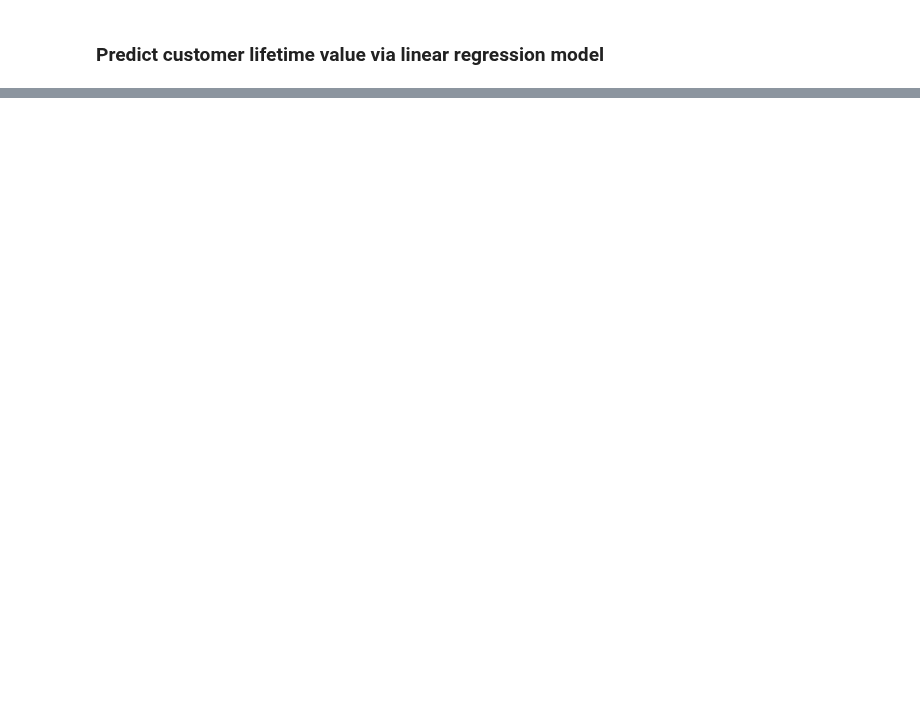
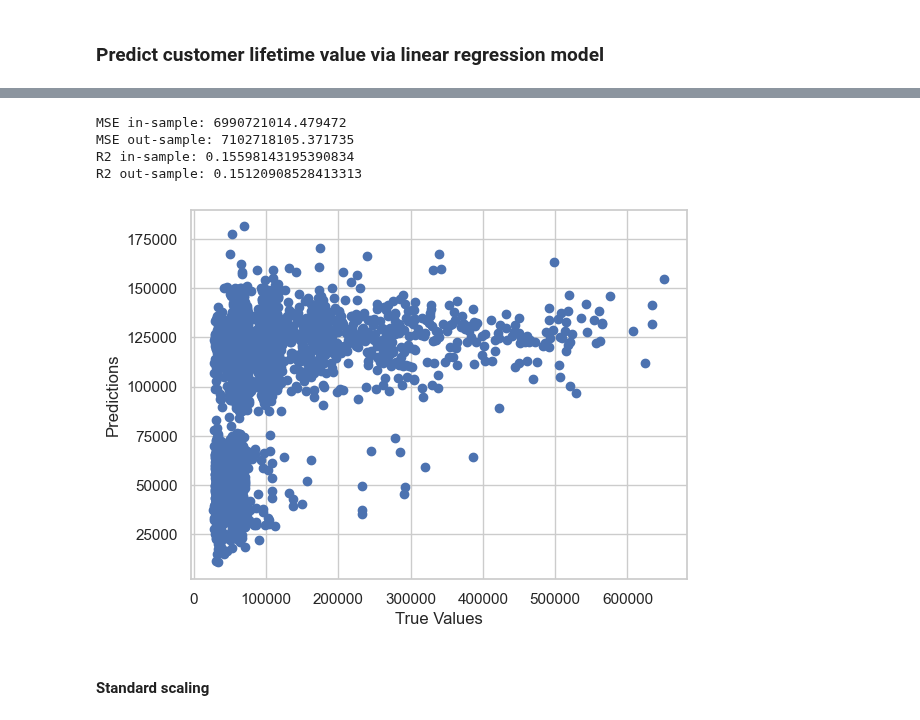
Before and after one commit to bkty1122/bkty1122, a Jupyter notebook: master-school-project/COM6101-Ass-1/Q3_p233340.ipynb, the cells around one changed output, grey strips where cells are left out. Cells and saved outputs as stored; diff of their text form; code cells hidden in the pictures; blank space fills up the shorter version.

```diff
--- a/master-school-project/COM6101-Ass-1/Q3_p233340.ipynb
+++ b/master-school-project/COM6101-Ass-1/Q3_p233340.ipynb
@@ -244,2 +260,9 @@ df.head()
 # %% [markdown]
 ### Predict customer lifetime value via linear regression model
+# %%
+# split data into train and test, exclude column id from feature attributes
+# cltv is the target variable
+X = df.iloc[:, 1:-1]
+y = df.iloc[:, -1]
+
+X, y
@@ -245,0 +355,9 @@ df.head()
+# %%
+# min-max scale the data
+from sklearn.preprocessing import MinMaxScaler
+scaler = MinMaxScaler()
+X_minmax = scaler.fit_transform(df.iloc[:, 1:-1])
+
+# split the min-max scaled data into train and test
+X_train_minmax, X_test_minmax, y_train_minmax, y_test_minmax = train_test_split(X_minmax, y, test_size=0.3, random_state=40)
+X_minmax, y
@@ -245,0 +382,9 @@ df.head()
+# %%
+# train a linear regression model on scaled data
+model_minmax = LinearRegression()
+model_minmax.fit(X_train_minmax, y_train)
+
+# find the coefficients of the model after min-max scaling
+coef_scale_minmax = pd.DataFrame(list(zip(X, model_minmax.coef_)))
+coef_scale_minmax.columns = ['feature', 'coef']
+coef_scale_minmax
@@ -245,0 +410,28 @@ df.head()
+# %%
+# check the MSE and R2 of the model on min-max scaled data
+y_pred = model_minmax.predict(X_test_minmax)
+mse_insample = mean_squared_error(y_train_minmax, model_minmax.predict(X_train_minmax))
+mse_outsample = mean_squared_error(y_test_minmax, y_pred)
+r2_insample = r2_score(y_train_minmax, model_minmax.predict(X_train_minmax))
+r2_outsample = r2_score(y_test_minmax, y_pred)
+
+print('MSE in-sample:', mse_insample)
+print('MSE out-sample:', mse_outsample)
+print('R2 in-sample:', r2_insample)
+print('R2 out-sample:', r2_outsample)
+# %% [output]
+MSE in-sample: 6990721014.479472
+MSE out-sample: 7102718105.371735
+R2 in-sample: 0.15598143195390834
+R2 out-sample: 0.15120908528413313
+# %%
+# fitted line plot for model generated from min-max scaled data
+import matplotlib.pyplot as plt
+plt.scatter(y_test_minmax, y_pred)
+plt.xlabel('True Values')
+plt.ylabel('Predictions')
+plt.show()
+# %% [output]
+[figure, added]
+# %% [markdown]
+#### Standard scaling
```
Also changed, not shown: parts of 23 cells of this notebook, 1 other file.
